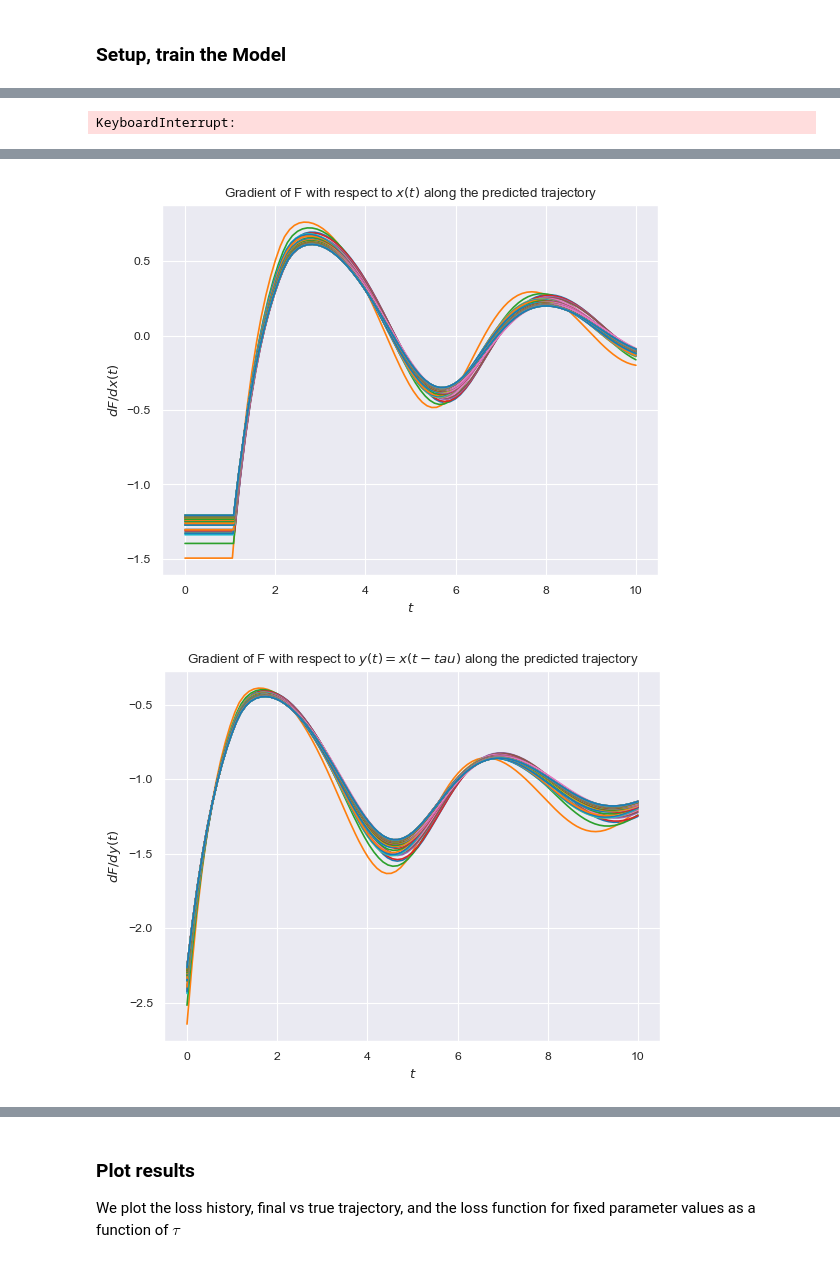
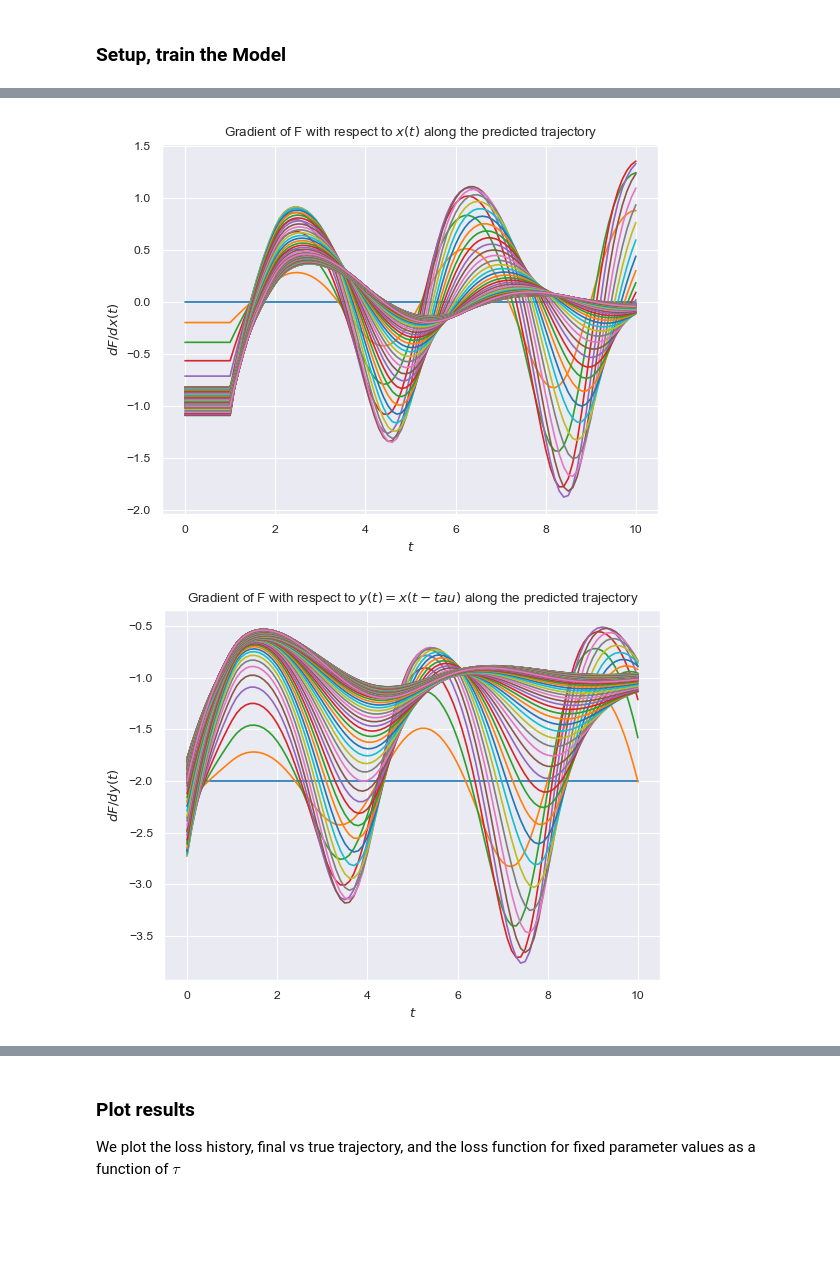
Before and after one commit to punkduckable/NDDE, a Jupyter notebook: NDDE_1D.ipynb, the cells around one changed output, grey strips where cells are left out. Cells and saved outputs as stored; diff of their text form; code cells hidden in the pictures; blank space fills up the shorter version.

```diff
--- a/NDDE_1D.ipynb
+++ b/NDDE_1D.ipynb
@@ -75,16 +75,16 @@ from    scipy               import  interpolate;
 
 
 # Set up a NDDE_1D object. We will try to train the enclosed model to match the one we used to generate the above plot.
-Model       = MODEL(c_0 = 1.1, c_1 = 1.1);
+Model       = MODEL(c_0 = 2.0, c_1 = 0.5);
 DDE_Module  = NDDE_1D(Model);
 
 # Pick a starting position, tau, and x_0
-tau     = torch.tensor(1.1,     requires_grad = True);
+tau     = torch.tensor(1.0,     requires_grad = True);
 x_0     = torch.clone(x_0_True).requires_grad_(True);
 T       = torch.clone(T_True).requires_grad_(False);
 
 # Select the optimizer, number of epochs.
-Param_List  : List  = list(Model.parameters()) + [tau];
+Param_List  : List  = list(Model.parameters())# + [tau];
 Optimizer           = torch.optim.Adam(Param_List, lr = 0.05);
 N_Epochs    : int   = 1000;
 
@@ -157 +164,0 @@ print("tau = %7.5f, c_0 = %7.5f, c_1 = %7.5f" % (tau.item(), DDE_Module.Model.Pa
-KeyboardInterrupt:
@@ -160,2 +167,2 @@ KeyboardInterrupt:
-[figure, old version]
+[figure, new version]
-[figure, old version]
+[figure, new version]
```
Also changed, not shown: parts of 3 cells of this notebook, 1 other file.
